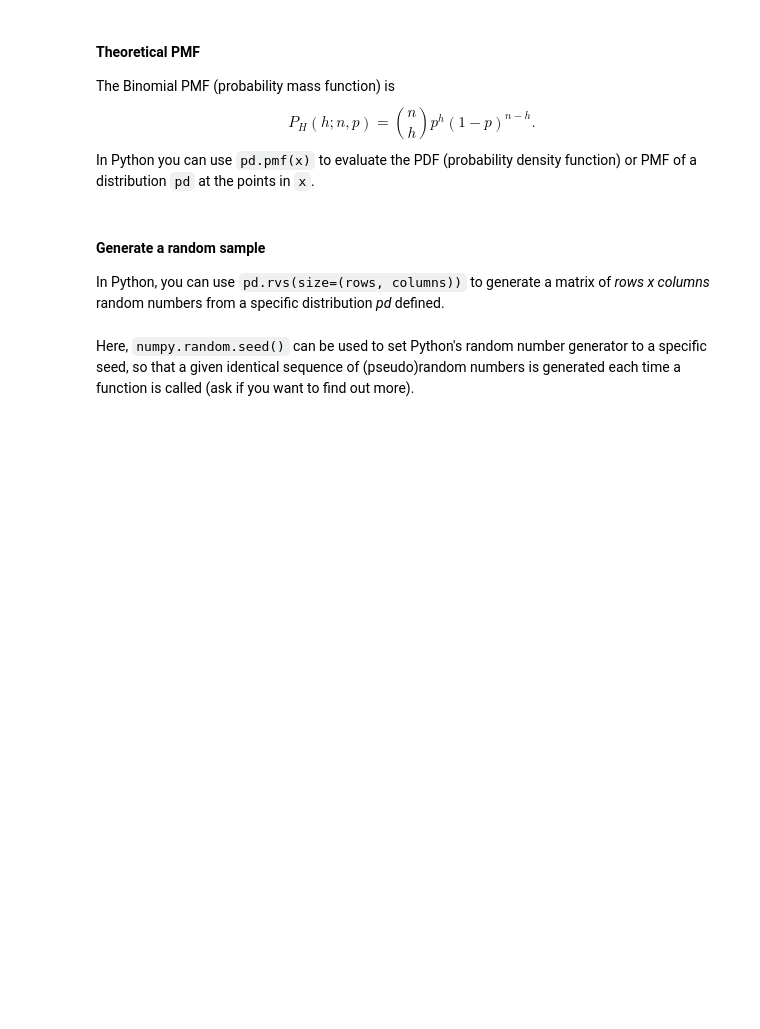
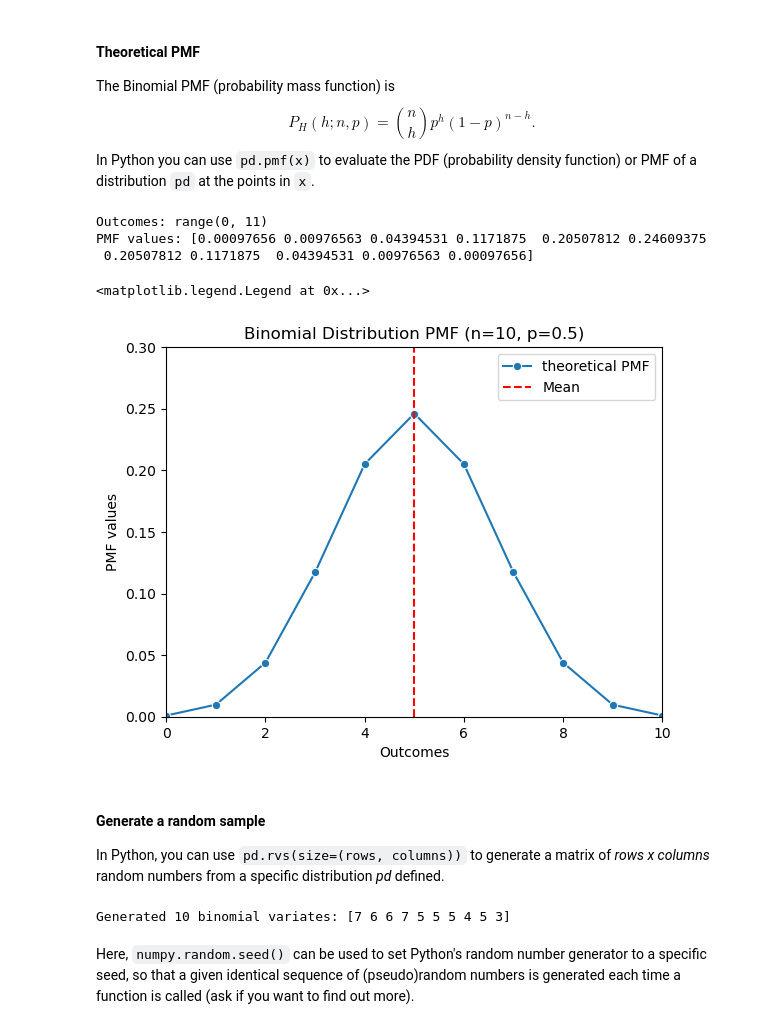
Before and after one commit to Hongze200532/Data-Science, a Jupyter notebook: Applied Statcis_Week 7/worksheet01.ipynb, the cells around one changed output. Saved outputs shown, nothing was run; the diff lists cells and outputs as text; code cells hidden in the pictures; blank space fills up the shorter version.

```diff
--- a/Applied Statcis_Week 7/worksheet01.ipynb
+++ b/Applied Statcis_Week 7/worksheet01.ipynb
@@ -43,0 +53,10 @@ In python, you can create a binomial distribution with the parameter values $n=1
+# %%
+# Create a binomial distribution with the parameters provided:
+n = 10 # number of trials
+p = 0.5 # probability of success on each trial
+
+ProbDist = stats.binom(n,p)
+
+print("Binomial Distribution with n =", n, "and p =", p)
+print("Mean:", ProbDist.mean())
+print("Variance:", ProbDist.var())
@@ -53,3 +73,31 @@ In Python you can use `pd.pmf(x)` to evaluate the PDF (probability density funct
+# %%
+
+outcomes = range (0,11,1) # Define the range of outcomes of Random Variable X; as n=10, outcomes are from 0 to 10
+pmf_values = ProbDist.pmf(outcomes) # Calculate Probability Mass Function (PMF) for each outcome
+binomial_mean = ProbDist.mean() # Calculate the theoretical mean of the distribution: E[X] = n*p
+print("Outcomes:", outcomes)
+print("PMF values:", pmf_values)
+
+# Plotting PMF
+# def plot_pmf(ax, outcomes, pmf_values):
+ax = sns.lineplot(x=outcomes, y=pmf_values, marker='o', label ='theoretical PMF')
+
+# Plotting mean
+ax.vlines(binomial_mean, 0, 1, color='red', linestyle='--', label='Mean')
+ax.set(
+    xlim = (0, 10),
+    ylim = (0,0.3),
+    xlabel = 'Outcomes',
+    ylabel = 'PMF values',
+    title = 'Binomial Distribution PMF (n=10, p=0.5)'
+)
+ax.legend()
+# %% [output]
+Outcomes: range(0, 11)
+PMF values: [0.00097656 0.00976563 0.04394531 0.1171875  0.20507812 0.24609375
+ 0.20507812 0.1171875  0.04394531 0.00976563 0.00097656]
+<matplotlib.legend.Legend at 0x...>
+[figure, added]
 # %% [markdown]
 #### Generate a random sample
 In Python, you can use `pd.rvs(size=(rows, columns))` to generate a matrix of *rows x columns* random numbers from a specific distribution *pd* defined.
@@ -58,3 +104,10 @@ In Python, you can use `pd.rvs(size=(rows, columns))` to generate a matrix of *r
+# %%
+# Generate 10 random variates from the binomial distribution specified above:
+
+small_samples = ProbDist.rvs(size=10) # Use "rvs()" to pick 10 (small samples) random variates/samples from the distribution (n =10, p=0.5)
+print("Generated 10 binomial variates:", small_samples) # The outcome is the success number in 10 trials
+# %% [output]
+Generated 10 binomial variates: [7 6 6 7 5 5 5 4 5 3]
 # %% [markdown]
 Here, `numpy.random.seed()` can be used to set Python's random number generator to a specific seed, so that a given identical sequence of (pseudo)random numbers is generated each time a function is called (ask if you want to find out more).
 # %% [markdown]
```
Also changed, not shown: parts of 20 cells of this notebook.
